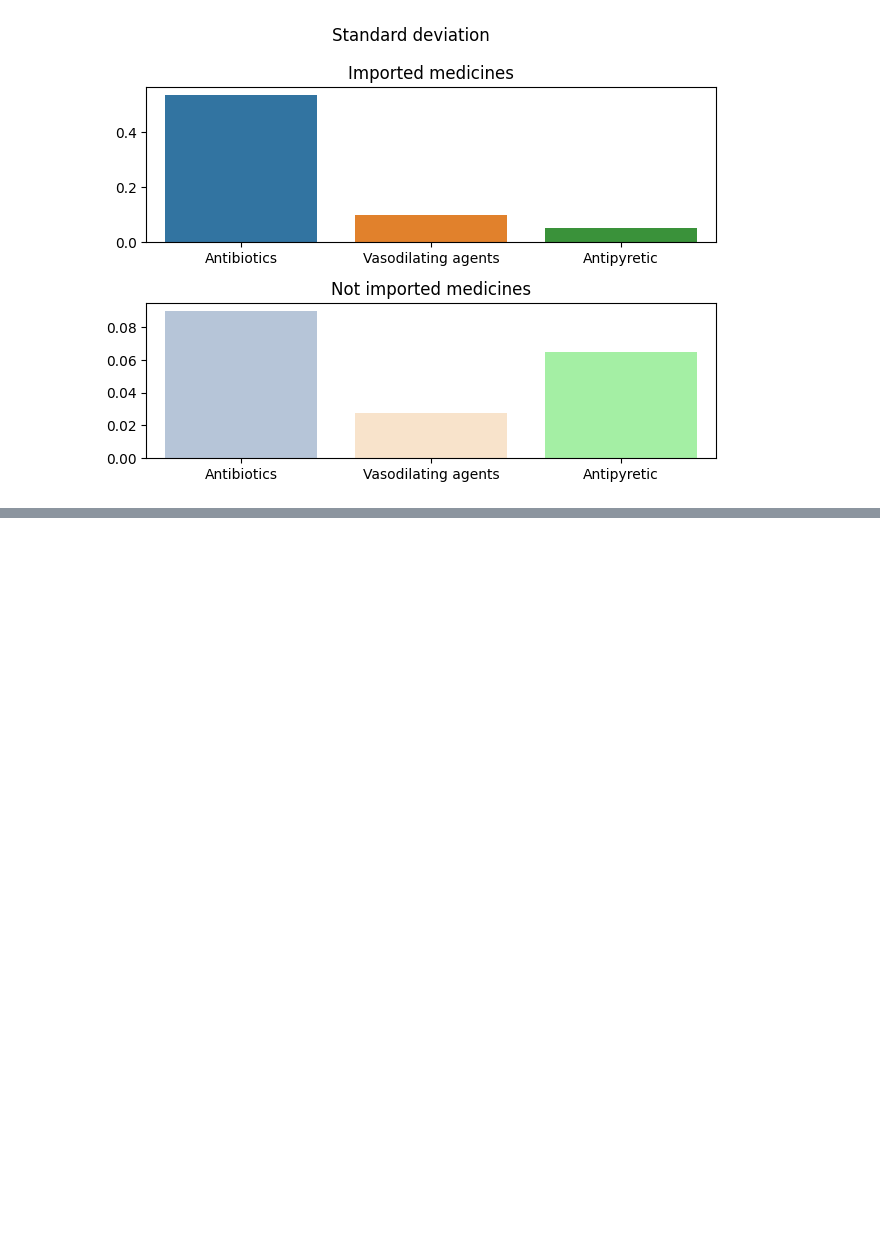
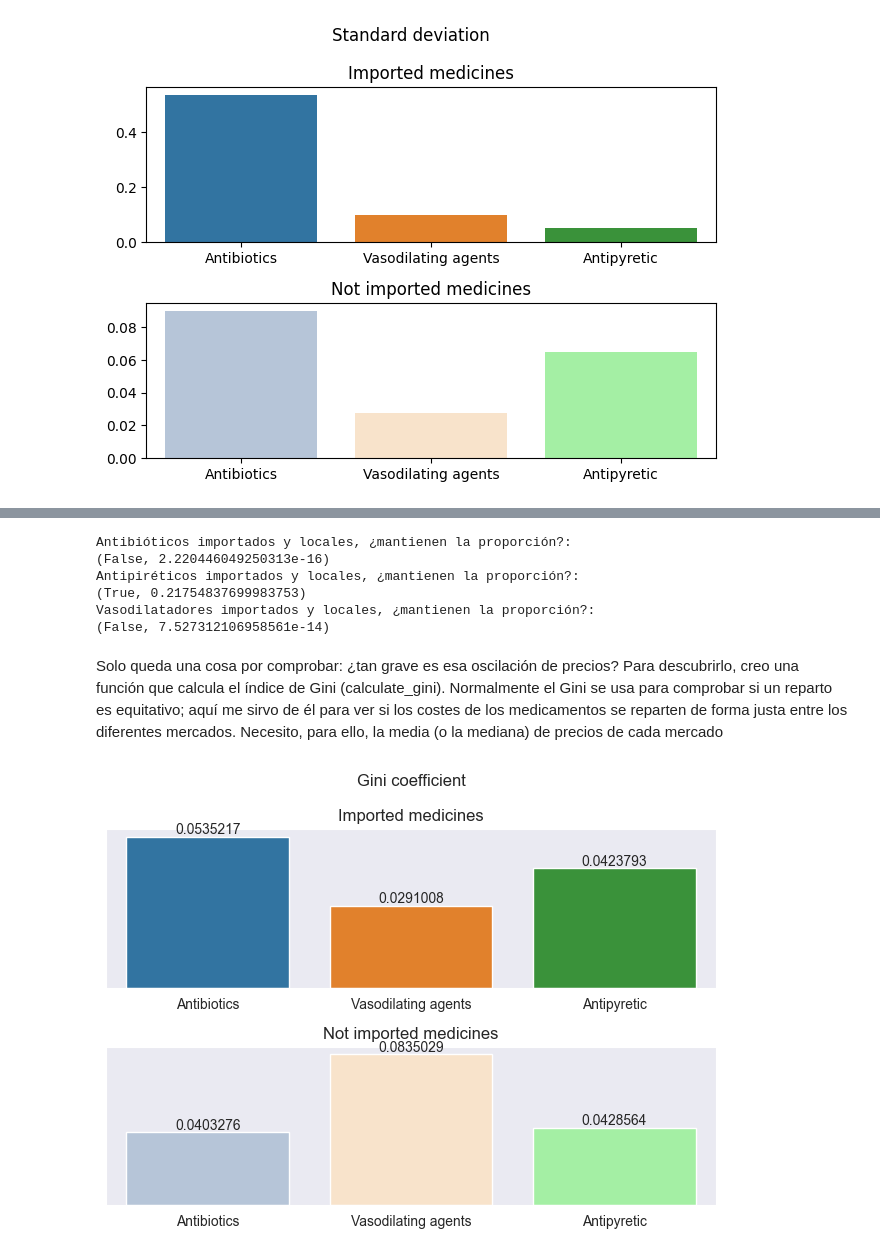
Before and after one commit to RogerPerello/EDA_project, a Jupyter notebook: src/EDA_hipotesis_1.ipynb, the cells around one changed output, grey strips where cells are left out. Saved outputs shown, nothing was run; the diff lists cells and outputs as text; code cells hidden in the pictures; blank space fills up the shorter version.

```diff
--- a/src/EDA_hipotesis_1.ipynb
+++ b/src/EDA_hipotesis_1.ipynb
@@ -95,0 +95,47 @@ NameError: name 'f' is not defined
+# %%
+print("Antibióticos importados y locales, ¿mantienen la proporción?:")
+print(ftest_stds(df_imp_antibiotics['usdprice'], df_loc_antibiotics['usdprice']))
+print("Antipiréticos importados y locales, ¿mantienen la proporción?:")
+print(ftest_stds(df_imp_antipyretic['usdprice'], df_loc_antipyretic['usdprice']))
+print("Vasodilatadores importados y locales, ¿mantienen la proporción?:")
+print(ftest_stds(df_imp_vasodilating['usdprice'], df_loc_vasodilating['usdprice']))
+# %% [output]
+Antibióticos importados y locales, ¿mantienen la proporción?:
+(False, 2.220446049250313e-16)
+Antipiréticos importados y locales, ¿mantienen la proporción?:
+(True, 0.21754837699983753)
+Vasodilatadores importados y locales, ¿mantienen la proporción?:
+(False, 7.527312106958561e-14)
+# %% [markdown]
+Solo queda una cosa por comprobar: ¿tan grave es esa oscilación de precios? Para descubrirlo, creo una función que calcula el índice de Gini (calculate_gini). Normalmente el Gini se usa para comprobar si un reparto es equitativo; aquí me sirvo de él para ver si los costes de los medicamentos se reparten de forma justa entre los diferentes mercados. Necesito, para ello, la media (o la mediana) de precios de cada mercado
+# %%
+with sns.axes_style("dark"):
+    fig, ax = plt.subplots(2)
+    sns.barplot(x=['Antibiotics','Vasodilating agents','Antipyretic'], y=[calculate_gini(df_imp_antibiotics[['usdprice','market']].groupby('market').mean(), 'usdprice')[0],
+                                                                        calculate_gini(df_imp_vasodilating[['usdprice','market']].groupby('market').mean(), 'usdprice')[0],
+                                                                        calculate_gini(df_imp_antipyretic[['usdprice','market']].groupby('market').mean(), 'usdprice')[0],
+                                                                        ],
+                                                                        ax=ax[0]
+                )
+    ax[0].set_title('Imported medicines')
+
+    sns.barplot(x=['Antibiotics','Vasodilating agents','Antipyretic'], y=[calculate_gini(df_loc_antibiotics[['usdprice','market']].groupby('market').mean(), 'usdprice')[0],
+                                                                        calculate_gini(df_loc_antipyretic[['usdprice','market']].groupby('market').mean(), 'usdprice')[0],
+                                                                        calculate_gini(df_loc_vasodilating[['usdprice','market']].groupby('market').mean(), 'usdprice')[0]
+                                                                        ],
+                                                                        ax=ax[1],
+                                                                        palette = ['lightsteelblue','bisque', 'palegreen']
+                )
+
+    for number in range (0,2):
+        for i in ax[number].containers:
+            ax[number].set_yticks([])
+            ax[number].bar_label(i,)
+
+    ax[1].set_title('Not imported medicines')
+    fig.suptitle('Gini coefficient')
+
+    fig.tight_layout()
+    plt.show()
+# %% [output]
+[figure, added]
```
Also changed, not shown: parts of 26 cells of this notebook, 6 other files.
